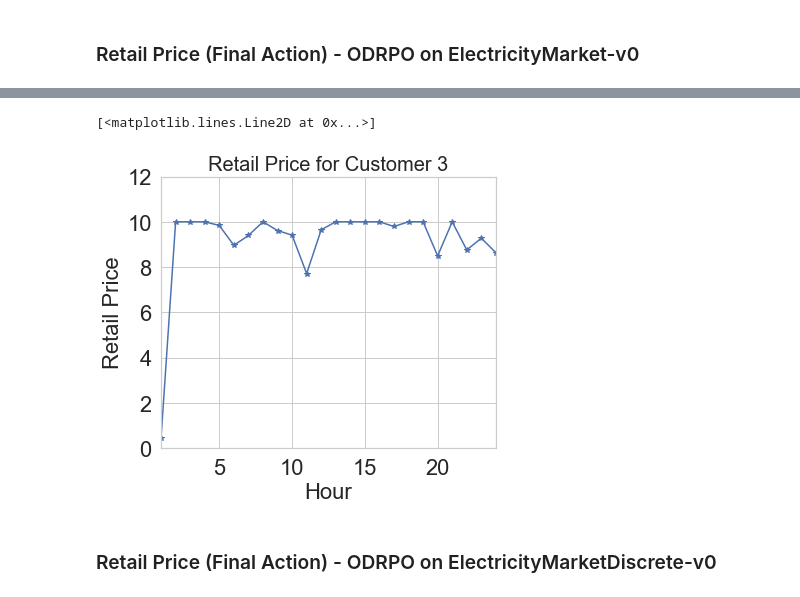
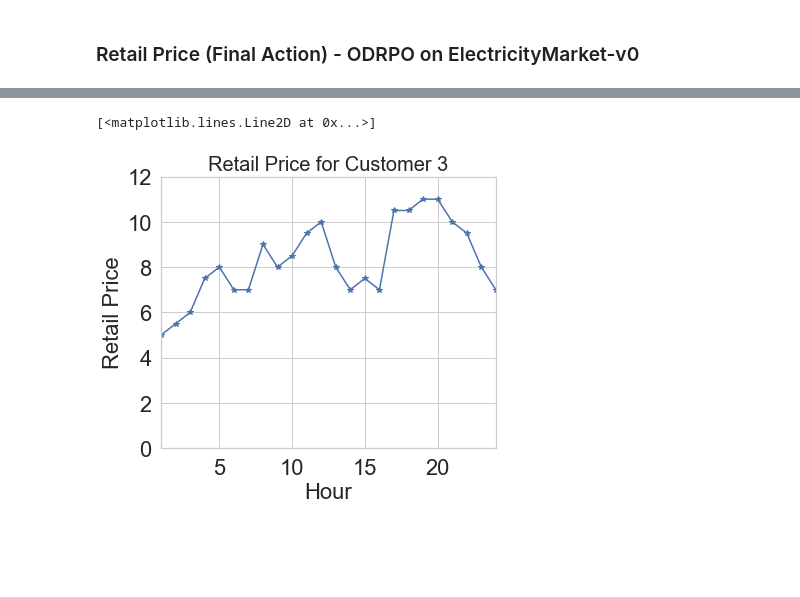
Before and after one commit to kadysongbb/efficient-wpo, a Jupyter notebook: discrete_control/view_setup_and_retail_price_EM.ipynb, the cells around one changed output, grey strips where cells are left out. Drawn from its saved outputs; the diff is of its cells as text; code cells hidden in the pictures; blank space fills up the shorter version.

```diff
--- a/discrete_control/view_setup_and_retail_price_EM.ipynb
+++ b/discrete_control/view_setup_and_retail_price_EM.ipynb
@@ -192,21 +312,20 @@ plt.plot(x, retail_price_2, marker = '*')
 # %%
 ax = plt.subplot(111)
 plt.ylabel('Retail Price', fontsize=22)
 plt.xlabel('Hour', fontsize=22)
 plt.title('Retail Price for Customer 3', fontsize=20)
 plt.xticks(fontsize=22)
 plt.yticks(fontsize=22)
 plt.xlim(1,24)
 plt.ylim(0,12)
 plt.locator_params(axis="x", nbins=5)
 
 x = np.arange(1,25,1)
 retail_price_3 = np.asarray([0.46572363, 10, 10, 10, 9.8374605, 8.960631, 9.397589, 10, 9.612452, 9.41149,
                             7.713807, 9.647752, 10, 10, 10, 10, 9.792984, 10, 10, 8.494005, 10, 8.757862, 9.275477,
                             8.637449])
+retail_price_3 = np.asarray([5, 5.5, 6, 7.5, 8, 7, 7, 9, 8, 8.5, 9.5, 10, 8, 7, 7.5, 7, 10.5, 10.5, 11, 11, 10, 9.5, 8, 7])
 plt.plot(x, retail_price_3, marker = '*')
 # %% [output]
 [<matplotlib.lines.Line2D at 0x...>]
-[figure, old version]
+[figure, new version]
-# %% [markdown]
-### Retail Price (Final Action) - ODRPO on ElectricityMarketDiscrete-v0
```
Also changed, not shown: parts of 8 cells of this notebook, 11 other files.
